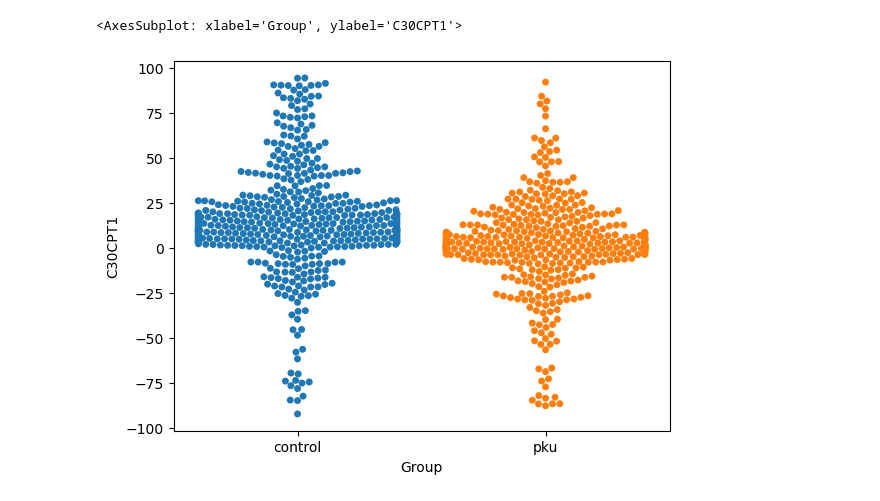
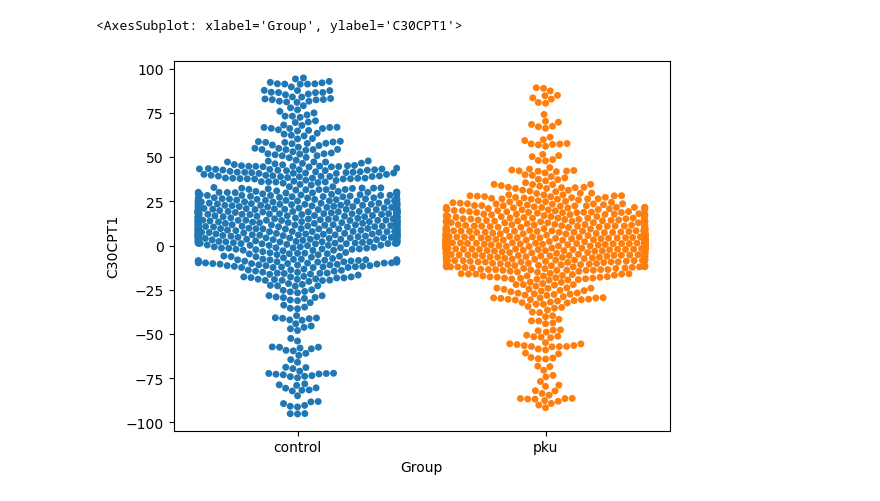
Before and after one commit to DeepenData/Graph_Neural_Networks_and_Phenylketonuria, a Jupyter notebook: src/step02_2_flux_samples_inspection.ipynb, the cells around one changed output. Cells and saved outputs as stored; diff of their text form; code cells hidden in the pictures.

Commit message:
figure 1

```diff
--- a/src/step02_2_flux_samples_inspection.ipynb
+++ b/src/step02_2_flux_samples_inspection.ipynb
@@ -19,5 +19,5 @@ sns.swarmplot(data=samples.sample(500)[['r0399', 'Group']], x="Group", y="r0399"
 # %%
-sns.swarmplot(data=samples.sample(1000)[['C30CPT1', 'Group']], x="Group", y="C30CPT1")
+sns.swarmplot(data=samples.sample(2000)[['C30CPT1', 'Group']], x="Group", y="C30CPT1")
 # %% [output]
 <AxesSubplot: xlabel='Group', ylabel='C30CPT1'>
-[figure, old version]
+[figure, new version]
```
Also changed, not shown: parts of 1 cell of this notebook, 1 other file.
